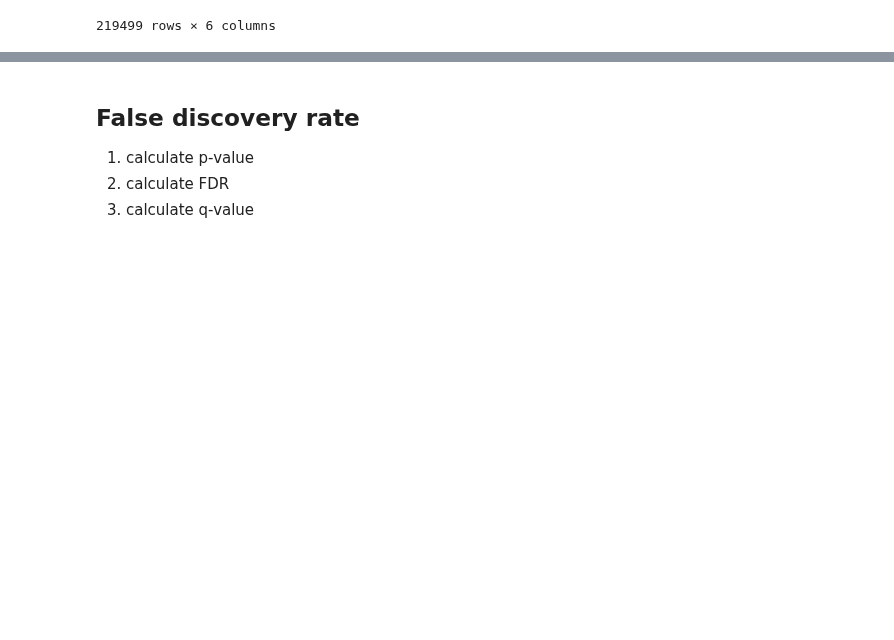
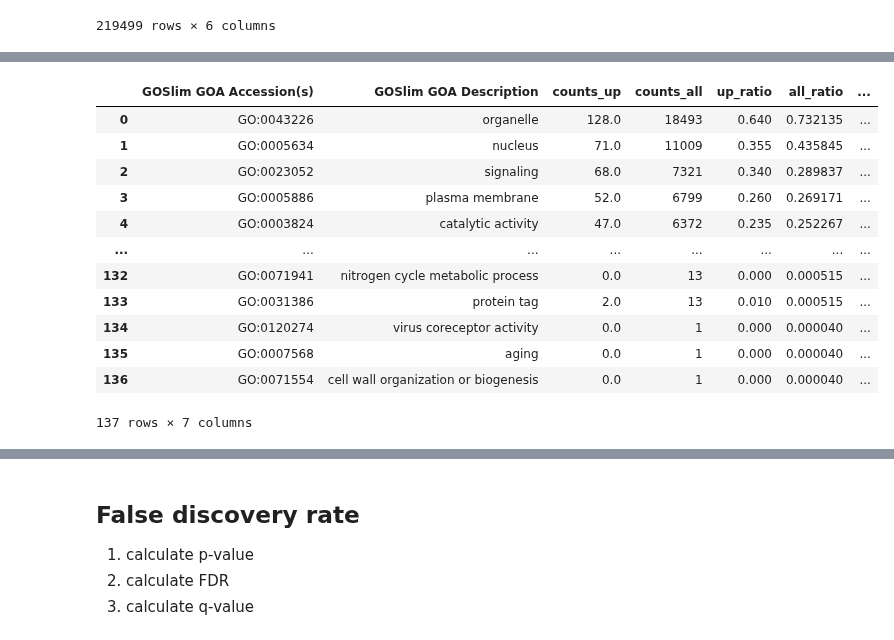
Before and after one commit to yonezawa-sora/pycircos_comaparative_species, a Jupyter notebook: goslim_enrichment/goslim_enrichment.ipynb, the cells around one changed output, grey strips where cells are left out. Drawn from its saved outputs; the diff is of its cells as text; code cells hidden in the pictures; blank space fills up the shorter version.

Commit message:
re-calculate fold-enrichment

```diff
--- a/goslim_enrichment/goslim_enrichment.ipynb
+++ b/goslim_enrichment/goslim_enrichment.ipynb
@@ -167,18 +160,44 @@ display(rice_goslim_all_counts)
+# %%
+# 全ての遺伝子数を取得
+human_unique_genes_all = human_goslim_all['Gene stable ID'].nunique()
+rice_unique_genes_all = rice_goslim_all['Gene stable ID'].nunique()
+
+# 抽出した遺伝子数を取得
+human_unique_genes_up = pd.read_csv('../data/human_annotation/human_position_up.tsv', sep='\t')['Gene stable ID'].nunique()
+rice_unique_genes_up = pd.read_csv('../data/rice_annotation/rice_position_up.tsv', sep='\t')['Gene stable ID'].nunique()
 # %%
-def fold_enrichment(df_up_counts, df_all_counts):
-    # Get the total number of terms in dataframes
-    total_terms_up = df_up_counts['counts'].sum()
-    total_terms_all = df_all_counts['counts'].sum()
+def fold_enrichment(df_goslim_up_counts, df_goslim_all_counts, unique_genes_up, unique_genes_all):
 
-    merged_df = pd.merge(df_up_counts,
-                         df_all_counts,
+    merged_df = pd.merge(df_goslim_up_counts,
+                         df_goslim_all_counts,
                          on=['GOSlim GOA Accession(s)', 'GOSlim GOA Description'],
                          how='right', # if there is no match, fill with NaN or 0
                          suffixes=('_up', '_all'))
 
     merged_df['counts_up'] = merged_df['counts_up'].fillna(0)
-    merged_df['up_ratio'] = (merged_df['counts_up'] / total_terms_up)
-    merged_df['all_ratio'] = (merged_df['counts_all'] / total_terms_all)
-    merged_df['fold_enrichment'] = (merged_df['counts_up'] / total_terms_up) / (merged_df['counts_all'] / total_terms_all)
+    merged_df['counts_all'] = merged_df['counts_all'].fillna(0)
+    merged_df['up_ratio'] = merged_df['counts_up'] / unique_genes_up
+    merged_df['all_ratio'] = merged_df['counts_all'] / unique_genes_all
+
+    merged_df['fold_enrichment'] = merged_df['up_ratio'] / merged_df['all_ratio']
+    merged_df.replace([np.inf, -np.inf], np.nan, inplace=True)
     return merged_df
+
+
+human_goslim_enrichment = fold_enrichment(human_goslim_up_counts, human_goslim_all_counts, human_unique_genes_up, human_unique_genes_all)
+display(human_goslim_enrichment)
+# %% [output]
+|  | GOSlim GOA Accession(s) | GOSlim GOA Description | counts_up | counts_all | up_ratio | all_ratio | ... |
+| 0 | GO:0043226 | organelle | 128.0 | 18493 | 0.640 | 0.732135 | ... |
+| 1 | GO:0005634 | nucleus | 71.0 | 11009 | 0.355 | 0.435845 | ... |
+| 2 | GO:0023052 | signaling | 68.0 | 7321 | 0.340 | 0.289837 | ... |
+| 3 | GO:0005886 | plasma membrane | 52.0 | 6799 | 0.260 | 0.269171 | ... |
+| 4 | GO:0003824 | catalytic activity | 47.0 | 6372 | 0.235 | 0.252267 | ... |
+| ... | ... | ... | ... | ... | ... | ... | ... |
+| 132 | GO:0071941 | nitrogen cycle metabolic process | 0.0 | 13 | 0.000 | 0.000515 | ... |
+| 133 | GO:0031386 | protein tag | 2.0 | 13 | 0.010 | 0.000515 | ... |
+| 134 | GO:0120274 | virus coreceptor activity | 0.0 | 1 | 0.000 | 0.000040 | ... |
+| 135 | GO:0007568 | aging | 0.0 | 1 | 0.000 | 0.000040 | ... |
+| 136 | GO:0071554 | cell wall organization or biogenesis | 0.0 | 1 | 0.000 | 0.000040 | ... |
+137 rows × 7 columns
 # %%
```
Also changed, not shown: parts of 9 cells of this notebook, 8 other files.
